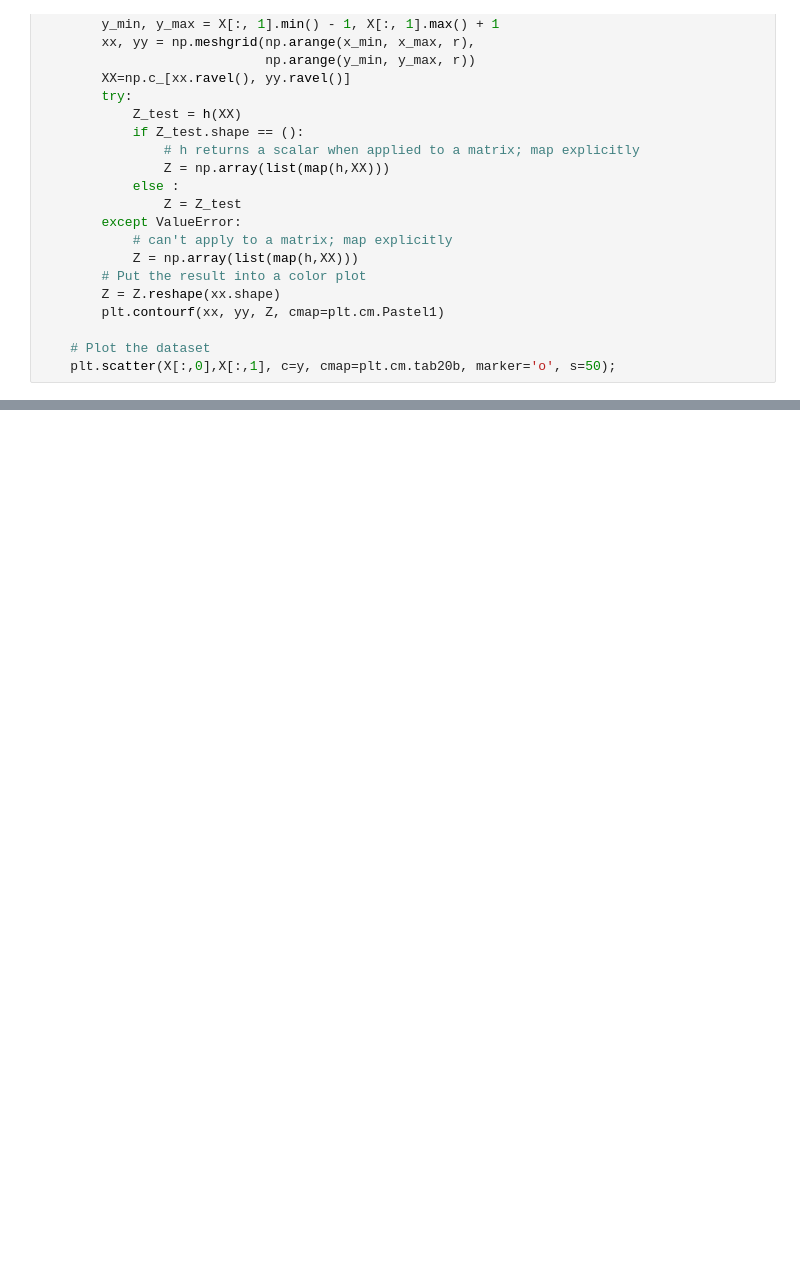
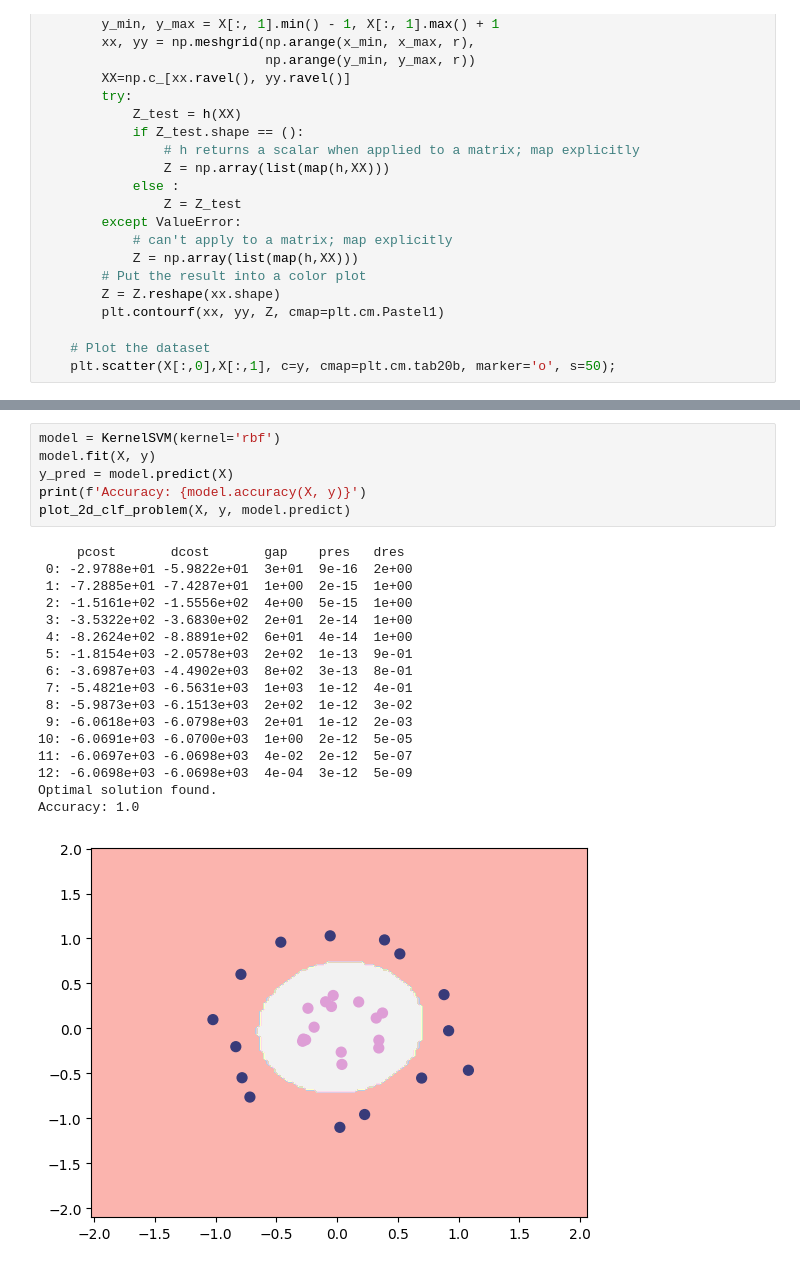
Before and after one commit to daredevil9215/MLFS, a Jupyter notebook: SupportVectorMachine.ipynb, the cells around one changed output, grey strips where cells are left out. Drawn from its saved outputs; the diff is of its cells as text; blank space fills up the shorter version.

```diff
--- a/SupportVectorMachine.ipynb
+++ b/SupportVectorMachine.ipynb
@@ -170,0 +289,24 @@ Accuracy: 0.96
+# %%
+model = KernelSVM(kernel='rbf')
+model.fit(X, y)
+y_pred = model.predict(X)
+print(f'Accuracy: {model.accuracy(X, y)}')
+plot_2d_clf_problem(X, y, model.predict)
+# %% [output]
+     pcost       dcost       gap    pres   dres
+ 0: -2.9788e+01 -5.9822e+01  3e+01  9e-16  2e+00
+ 1: -7.2885e+01 -7.4287e+01  1e+00  2e-15  1e+00
+ 2: -1.5161e+02 -1.5556e+02  4e+00  5e-15  1e+00
+ 3: -3.5322e+02 -3.6830e+02  2e+01  2e-14  1e+00
+ 4: -8.2624e+02 -8.8891e+02  6e+01  4e-14  1e+00
+ 5: -1.8154e+03 -2.0578e+03  2e+02  1e-13  9e-01
+ 6: -3.6987e+03 -4.4902e+03  8e+02  3e-13  8e-01
+ 7: -5.4821e+03 -6.5631e+03  1e+03  1e-12  4e-01
+ 8: -5.9873e+03 -6.1513e+03  2e+02  1e-12  3e-02
+ 9: -6.0618e+03 -6.0798e+03  2e+01  1e-12  2e-03
+10: -6.0691e+03 -6.0700e+03  1e+00  2e-12  5e-05
+11: -6.0697e+03 -6.0698e+03  4e-02  2e-12  5e-07
+12: -6.0698e+03 -6.0698e+03  4e-04  3e-12  5e-09
+Optimal solution found.
+Accuracy: 1.0
+[figure, added]
```
Also changed, not shown: parts of 7 cells of this notebook.
